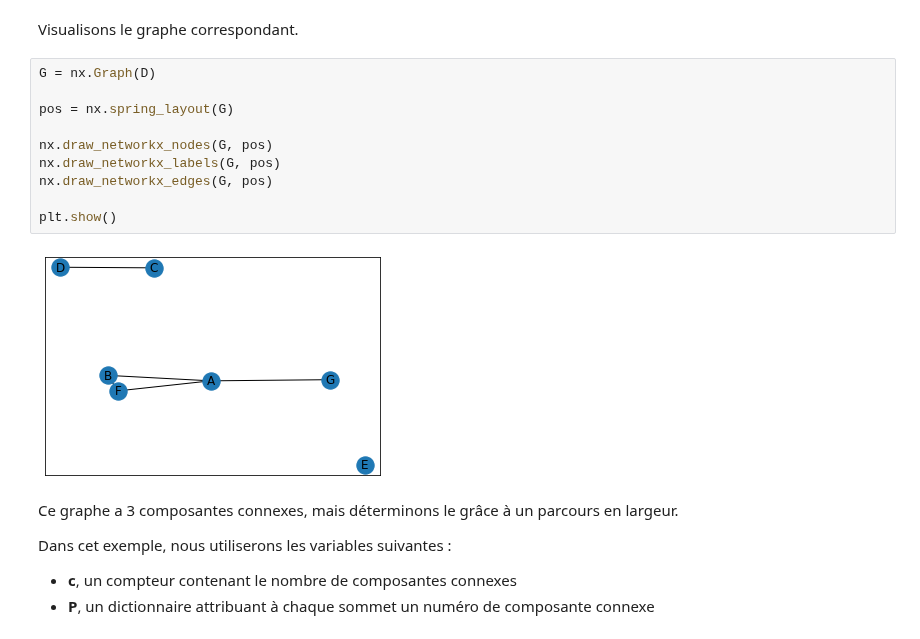
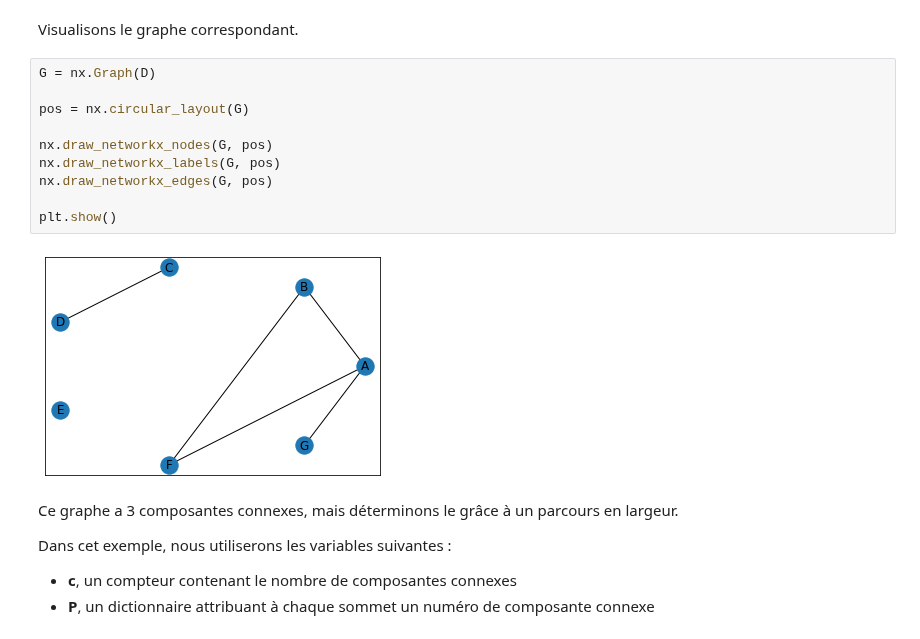
Before and after one commit to GeoLabUniLaSalle/Python, a Jupyter notebook: Labyrinthe_Plus_court_chemin.ipynb, the cells around one changed output. Drawn from its saved outputs; the diff is of its cells as text.

```diff
--- a/Labyrinthe_Plus_court_chemin.ipynb
+++ b/Labyrinthe_Plus_court_chemin.ipynb
@@ -143,15 +143,15 @@ Visualisons le graphe correspondant.
 # %%
 G = nx.Graph(D)
 
-pos = nx.spring_layout(G)
+pos = nx.circular_layout(G)
 
 nx.draw_networkx_nodes(G, pos)
 nx.draw_networkx_labels(G, pos)
 nx.draw_networkx_edges(G, pos)
 
 plt.show()
 # %% [output]
-[figure, old version]
+[figure, new version]
 # %% [markdown]
 Ce graphe a 3 composantes connexes, mais déterminons le grâce à un parcours en largeur.
 
```
Also changed, not shown: parts of 4 cells of this notebook.
